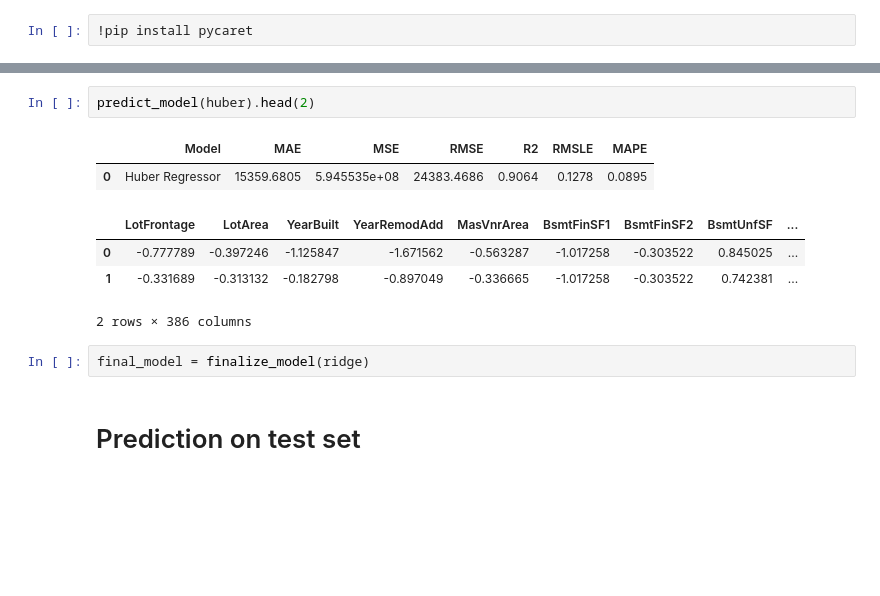
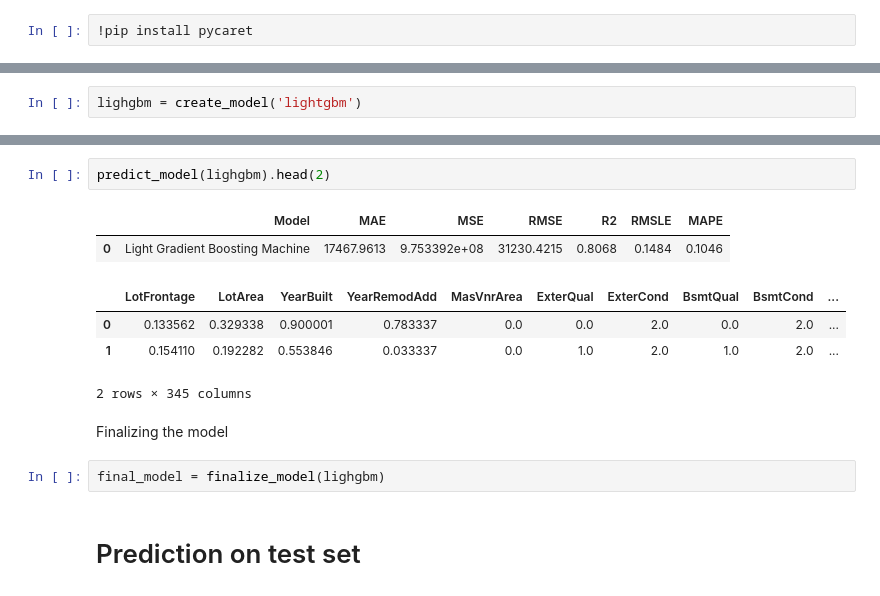
Before and after one commit to albinjohn366/Pycaret, a Jupyter notebook: DSML_Assignment.ipynb, the cells around one changed output, grey strips where cells are left out. Cells and saved outputs as stored; diff of their text form; blank space fills up the shorter version.

```diff
--- a/DSML_Assignment.ipynb
+++ b/DSML_Assignment.ipynb
@@ -377,0 +423,2 @@ plot_model(huber, plot='feature')
+# %%
+lighgbm = create_model('lightgbm')
@@ -378,14 +439,16 @@ plot_model(huber, plot='feature')
 # %%
-predict_model(huber).head(2)
+predict_model(lighgbm).head(2)
 # %% [output]
 |  | Model | MAE | MSE | RMSE | R2 | RMSLE | MAPE |
-| 0 | Huber Regressor | 15359.6805 | 5.945535e+08 | 24383.4686 | 0.9064 | 0.1278 | 0.0895 |
+| 0 | Light Gradient Boosting Machine | 17467.9613 | 9.753392e+08 | 31230.4215 | 0.8068 | 0.1484 | 0.1046 |
-|  | LotFrontage | LotArea | YearBuilt | YearRemodAdd | MasVnrArea | BsmtFinSF1 | BsmtFinSF2 | BsmtUnfSF | ... |
-| 0 | -0.777789 | -0.397246 | -1.125847 | -1.671562 | -0.563287 | -1.017258 | -0.303522 | 0.845025 | ... |
-| 1 | -0.331689 | -0.313132 | -0.182798 | -0.897049 | -0.336665 | -1.017258 | -0.303522 | 0.742381 | ... |
+|  | LotFrontage | LotArea | YearBuilt | YearRemodAdd | MasVnrArea | ExterQual | ExterCond | BsmtQual | BsmtCond | ... |
+| 0 | 0.133562 | 0.329338 | 0.900001 | 0.783337 | 0.0 | 0.0 | 2.0 | 0.0 | 2.0 | ... |
+| 1 | 0.154110 | 0.192282 | 0.553846 | 0.033337 | 0.0 | 1.0 | 2.0 | 1.0 | 2.0 | ... |
-2 rows × 386 columns
+2 rows × 345 columns
+# %% [markdown]
+Finalizing the model
 # %%
-final_model = finalize_model(ridge)
+final_model = finalize_model(lighgbm)
 # %% [markdown]
 # Prediction on test set
 # %%
```
Also changed, not shown: parts of 54 cells of this notebook.
